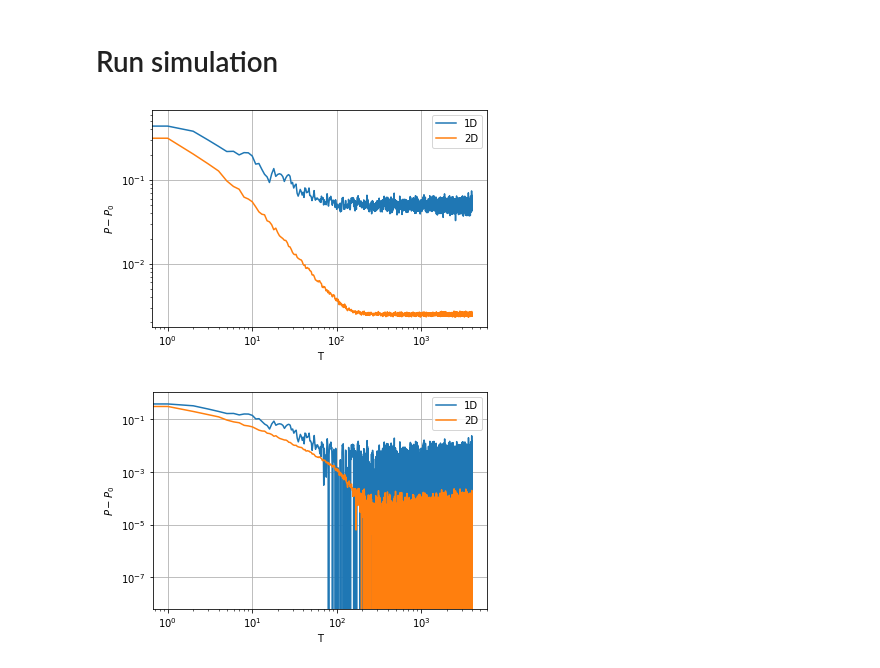
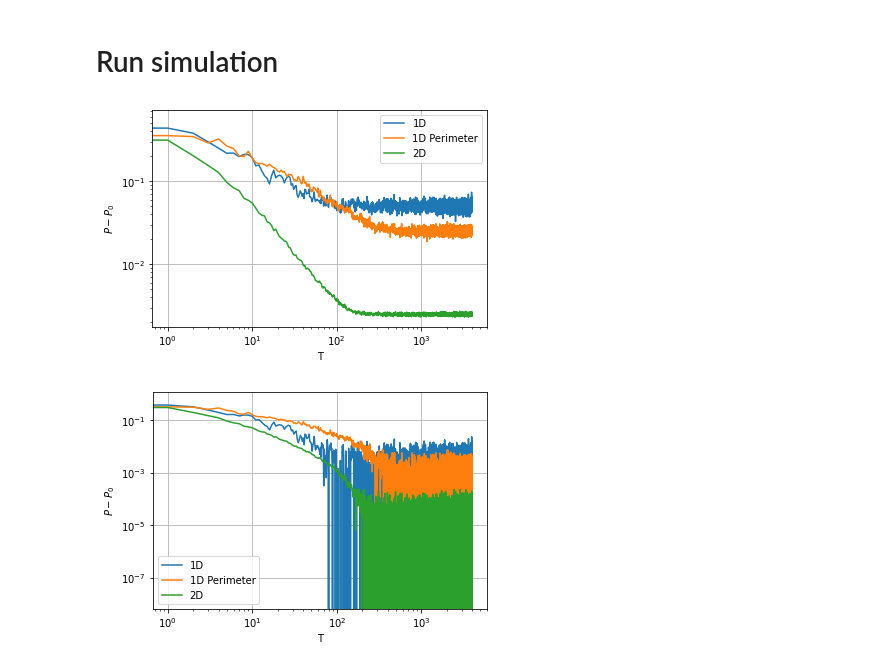
Before and after one commit to Renmusxd/RandomUnitaryLayers, a Jupyter notebook: jupyter/2D-Results.ipynb, the cells around one changed output. Cells and saved outputs as stored; diff of their text form; code cells hidden in the pictures.

Commit message:
More generic results

```diff
--- a/jupyter/2D-Results.ipynb
+++ b/jupyter/2D-Results.ipynb
@@ -57,30 +57,36 @@ pre_time = %timeit -o g.apply_layer()
 g = py_entropy.GenericMultiDefectState(l, 1, [1,1], parallel_matrix_mul=True, num_experiments=16)
 oned_purities = g.apply_layers_and_save_mean_purity(10 * l**2)
 oned_states = g.get_states().shape[0]
+# %%
+g = py_entropy.GenericMultiDefectState(2*l, 1, [1,1], parallel_matrix_mul=True, num_experiments=16)
+oned_perimeter_purities = g.apply_layers_and_save_mean_purity(10 * l**2)
+oned_perimeter_states = g.get_states().shape[0]
 # %%
 g = py_entropy.GenericMultiDefectState(l**2, 1, [1,1], parallel_matrix_mul=True, num_experiments=16, layer=connections)
 twod_purities = g.apply_layers_and_save_mean_purity(10 * l**2)
 twod_states = g.get_states().shape[0]
 # %%
 pyplot.plot(oned_purities, label='1D')
+pyplot.plot(oned_perimeter_purities, label='1D Perimeter')
 pyplot.plot(twod_purities, label='2D')
 pyplot.yscale('log')
 pyplot.xscale('log')
 pyplot.xlabel('T')
 pyplot.ylabel('$P - P_0$')
 pyplot.legend()
 pyplot.grid()
 pyplot.show()
 
 pyplot.plot(oned_purities - 1.0/oned_states, label='1D')
+pyplot.plot(oned_perimeter_purities - 1.0/oned_perimeter_states, label='1D Perimeter')
 pyplot.plot(twod_purities - 1.0/twod_states, label='2D')
 pyplot.yscale('log')
 pyplot.xscale('log')
 pyplot.xlabel('T')
 pyplot.ylabel('$P - P_0$')
 pyplot.legend()
 pyplot.grid()
 pyplot.show()
 # %% [output]
-[figure, old version]
+[figure, new version]
-[figure, old version]
+[figure, new version]
```
